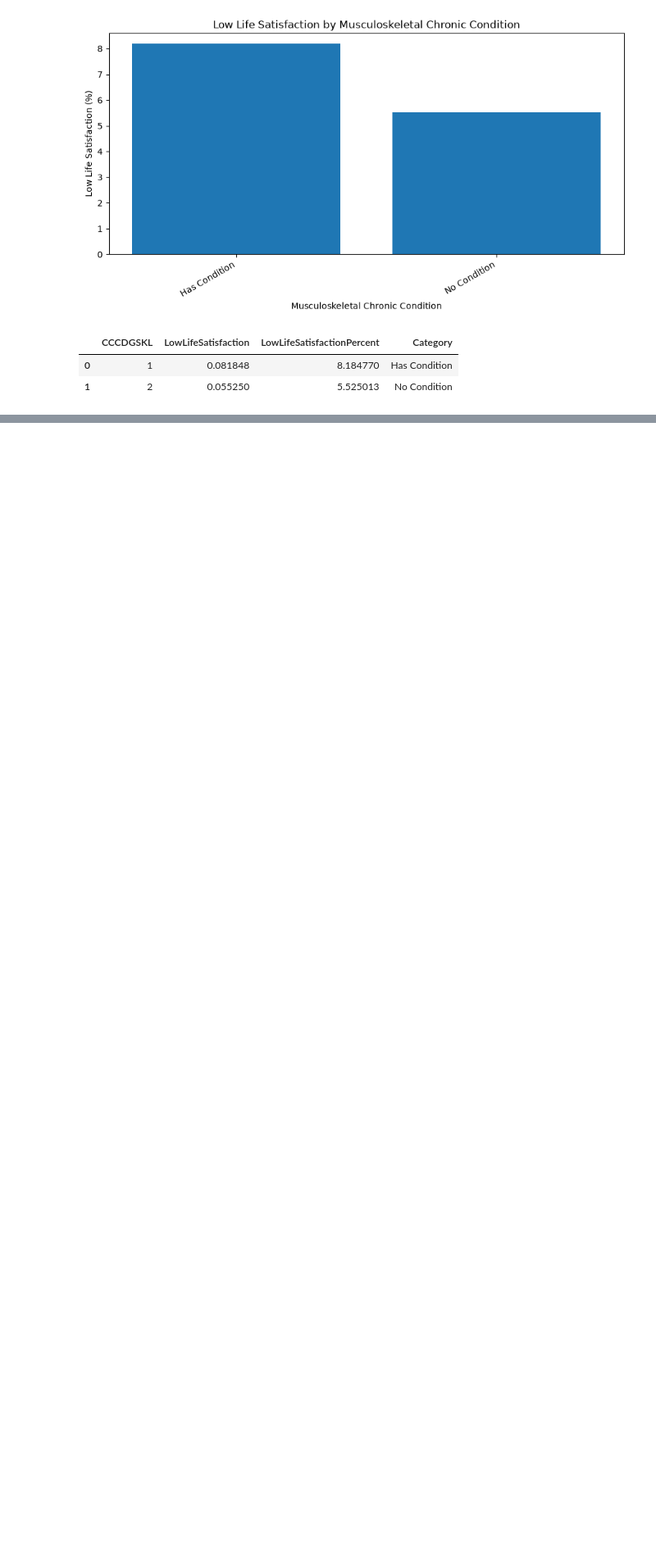
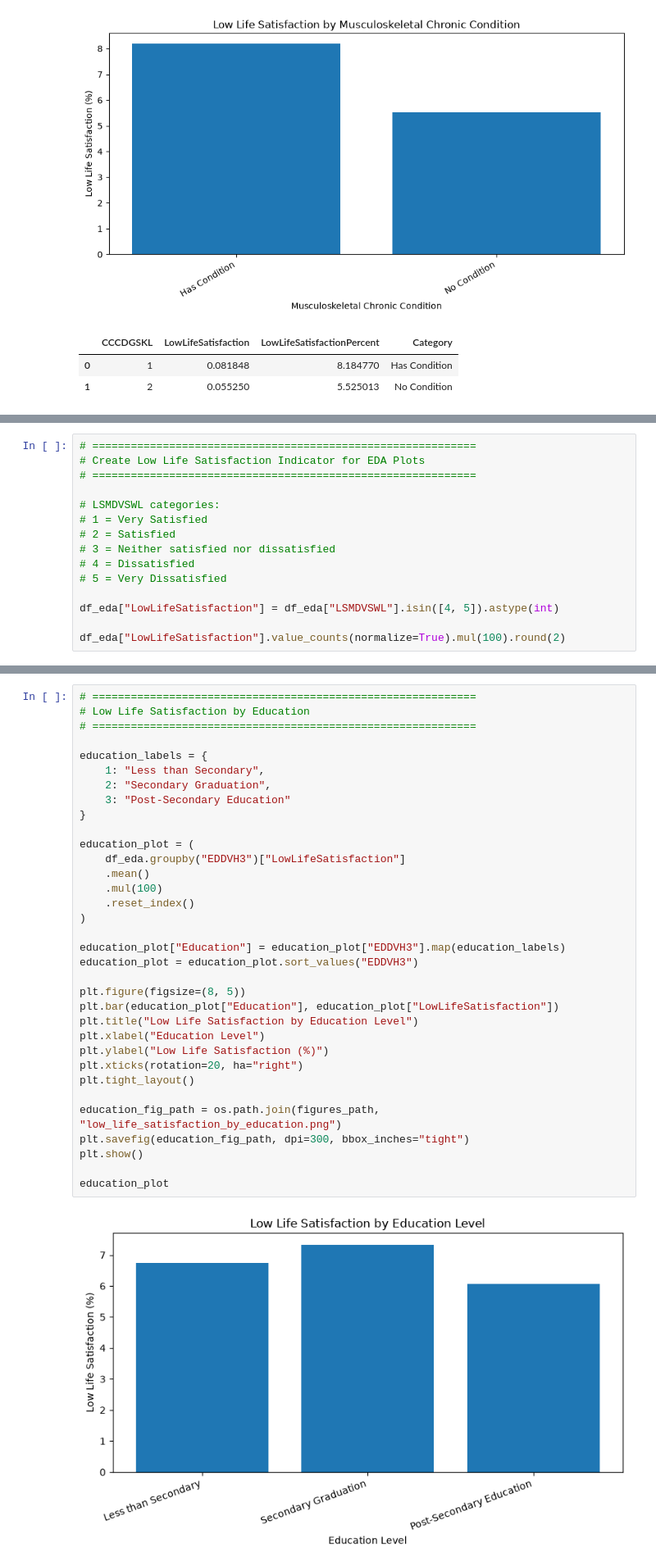
Before and after one commit to Khushboosingh1988/MRP_CCHS_2022, a Jupyter notebook: notebooks/02_exploratory_data_analysis.ipynb, the cells around one changed output, grey strips where cells are left out. Shown at 82% size. Saved outputs shown, nothing was run; the diff lists cells and outputs as text; blank space fills up the shorter version.

```diff
--- a/notebooks/02_exploratory_data_analysis.ipynb
+++ b/notebooks/02_exploratory_data_analysis.ipynb
@@ -317,0 +338,15 @@ chronic_summary
+# %%
+# ============================================================
+# Create Low Life Satisfaction Indicator for EDA Plots
+# ============================================================
+
+# LSMDVSWL categories:
+# 1 = Very Satisfied
+# 2 = Satisfied
+# 3 = Neither satisfied nor dissatisfied
+# 4 = Dissatisfied
+# 5 = Very Dissatisfied
+
+df_eda["LowLifeSatisfaction"] = df_eda["LSMDVSWL"].isin([4, 5]).astype(int)
+
+df_eda["LowLifeSatisfaction"].value_counts(normalize=True).mul(100).round(2)
@@ -317,0 +358,36 @@ chronic_summary
+# %%
+# ============================================================
+# Low Life Satisfaction by Education
+# ============================================================
+
+education_labels = {
+    1: "Less than Secondary",
+    2: "Secondary Graduation",
+    3: "Post-Secondary Education"
+}
+
+education_plot = (
+    df_eda.groupby("EDDVH3")["LowLifeSatisfaction"]
+    .mean()
+    .mul(100)
+    .reset_index()
+)
+
+education_plot["Education"] = education_plot["EDDVH3"].map(education_labels)
+education_plot = education_plot.sort_values("EDDVH3")
+
+plt.figure(figsize=(8, 5))
+plt.bar(education_plot["Education"], education_plot["LowLifeSatisfaction"])
+plt.title("Low Life Satisfaction by Education Level")
+plt.xlabel("Education Level")
+plt.ylabel("Low Life Satisfaction (%)")
+plt.xticks(rotation=20, ha="right")
+plt.tight_layout()
+
+education_fig_path = os.path.join(figures_path, "low_life_satisfaction_by_education.png")
+plt.savefig(education_fig_path, dpi=300, bbox_inches="tight")
+plt.show()
+
+education_plot
+# %% [output]
+[figure, added]
```
Also changed, not shown: parts of 10 cells of this notebook.
